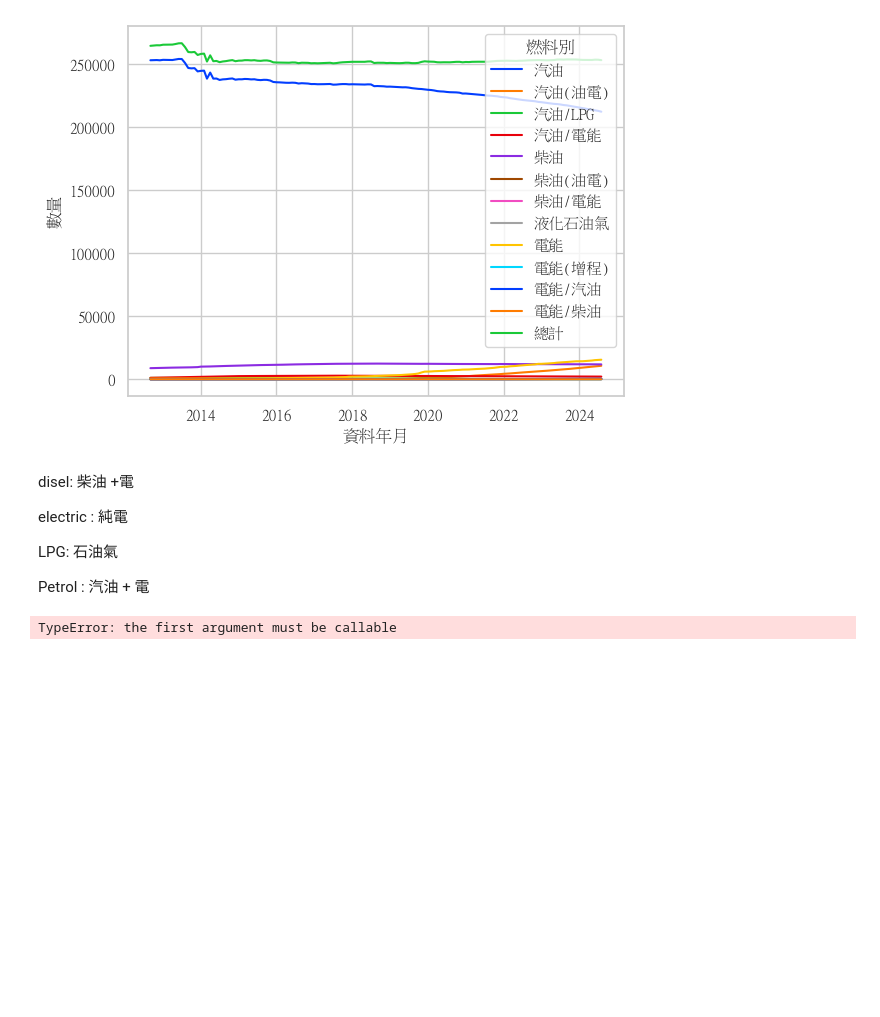
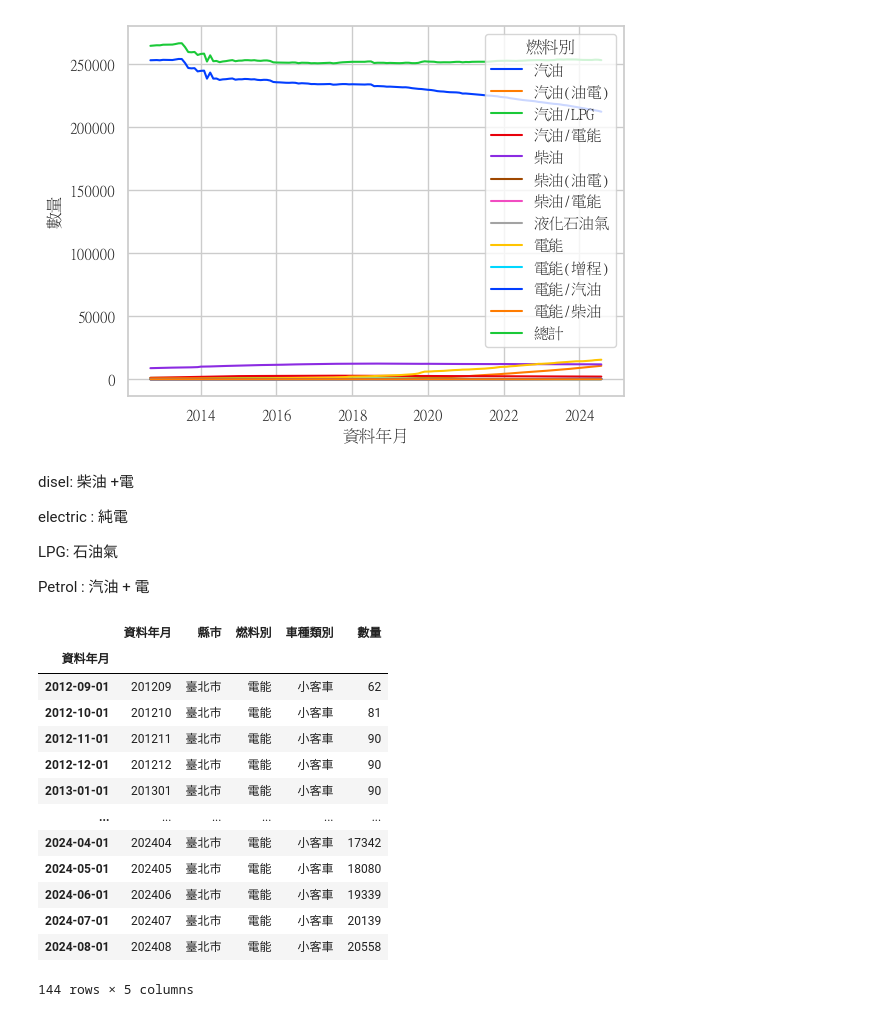
Before and after one commit to lilyleungch/erbscope99, a Jupyter notebook: data_cleansing/data_ploting.ipynb, the cells around one changed output. Cells and saved outputs as stored; diff of their text form; code cells hidden in the pictures; blank space fills up the shorter version.

```diff
--- a/data_cleansing/data_ploting.ipynb
+++ b/data_cleansing/data_ploting.ipynb
@@ -164,8 +165,3 @@ electric : 純電
 LPG: 石油氣
 
 Petrol : 汽油 + 電
-# %%
-taipei_electric = taipei_type.filter(like ='電能', axis = 0)
-taipei_electric.map({'汽油/電能':'petrol','柴油/電能' :'petrol', '電能':'electric'})
-# %% [output]
-TypeError: the first argument must be callable
@@ -181,0 +168,17 @@ ax_middle.plot(taipei_sales.index, taipei_sales['數量'], taipei_sales['燃料
+# %%
+taipei_electric_only
+# %% [output]
+|  | 資料年月 | 縣市 | 燃料別 | 車種類別 | 數量 |
+| 資料年月 |  |  |  |  |  |
+| 2012-09-01 | 201209 | 臺北市 | 電能 | 小客車 | 62 |
+| 2012-10-01 | 201210 | 臺北市 | 電能 | 小客車 | 81 |
+| 2012-11-01 | 201211 | 臺北市 | 電能 | 小客車 | 90 |
+| 2012-12-01 | 201212 | 臺北市 | 電能 | 小客車 | 90 |
+| 2013-01-01 | 201301 | 臺北市 | 電能 | 小客車 | 90 |
+| ... | ... | ... | ... | ... | ... |
+| 2024-04-01 | 202404 | 臺北市 | 電能 | 小客車 | 17342 |
+| 2024-05-01 | 202405 | 臺北市 | 電能 | 小客車 | 18080 |
+| 2024-06-01 | 202406 | 臺北市 | 電能 | 小客車 | 19339 |
+| 2024-07-01 | 202407 | 臺北市 | 電能 | 小客車 | 20139 |
+| 2024-08-01 | 202408 | 臺北市 | 電能 | 小客車 | 20558 |
+144 rows × 5 columns
```
Also changed, not shown: parts of 11 cells of this notebook, 1 other file.
